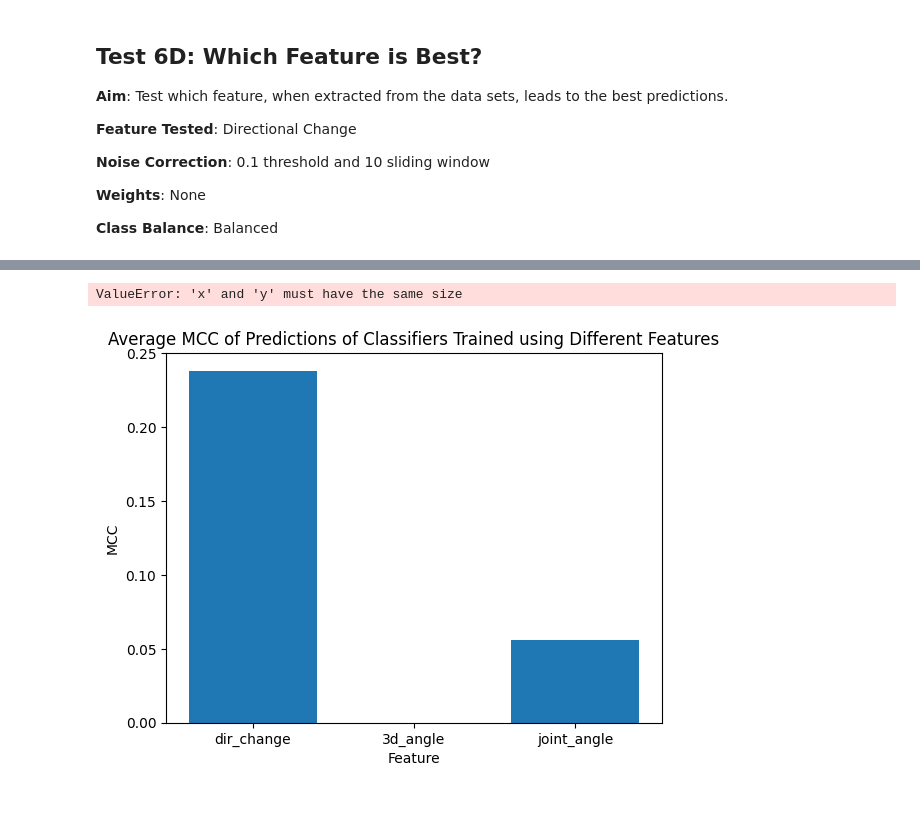
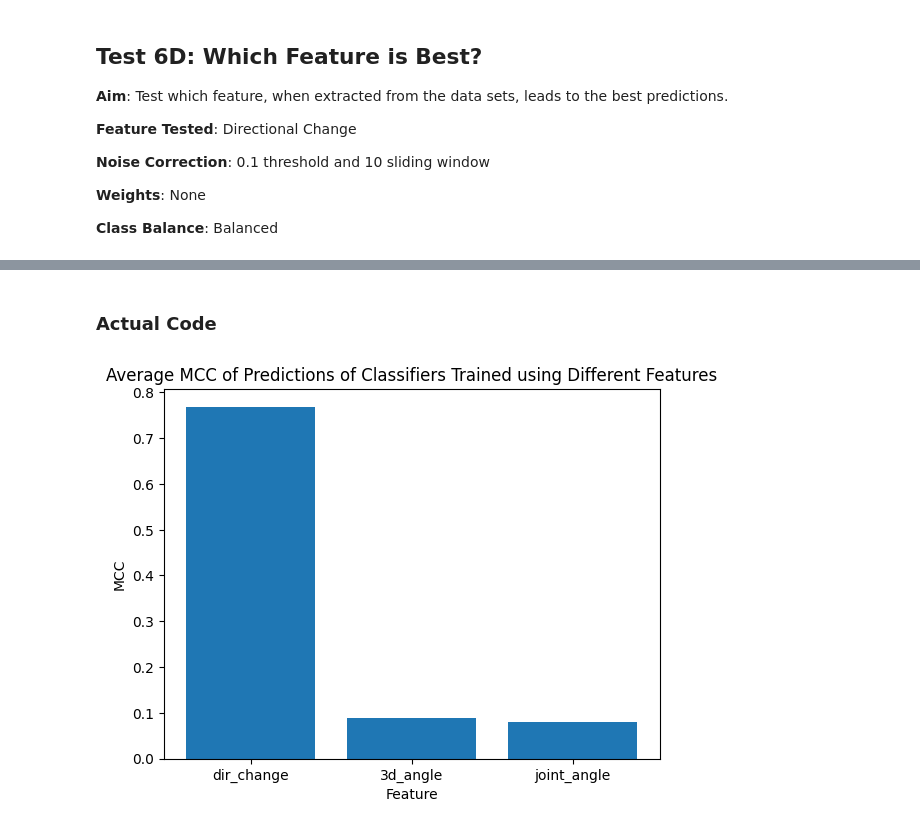
Before and after one commit to russell-ykh/monke, a Jupyter notebook: cla6fy.ipynb, the cells around one changed output, grey strips where cells are left out. Saved outputs shown, nothing was run; the diff lists cells and outputs as text; code cells hidden in the pictures.

Commit message:
Finished (sort of) noise reduction parameters test

```diff
--- a/cla6fy.ipynb
+++ b/cla6fy.ipynb
@@ -185,7 +185,8 @@ def test_classify(clf, test_data, test_labels):
     predicted_labels = clf.predict(test_data)
     mcc = matthews_corrcoef(test_labels, predicted_labels)
     f1 = f1_score(test_labels, predicted_labels)
-    return {"predictions":predicted_labels, "mcc":mcc, "f1":f1}
+    acc = accuracy_score(test_labels, predicted_labels)
+    return {"predictions":predicted_labels, "mcc":mcc, "f1":f1, "accuracy":acc}
 # %% [markdown]
 ## Test 6A: Video to Video
 
@@ -586,3 +580,5 @@ _Trials_
+# %% [markdown]
+### Actual Code
 # %%
 joints = [(5, 7, 9), (6, 8, 10), (7, 5, 6), (8, 6, 5),
           (11, 13, 15), (12, 14, 16), (13, 11, 12), (14, 12, 11)]
@@ -591,9 +587,7 @@ features = {"dir_change": lambda x : mf.changes_in_changes(mf.vel(x), 10, 0.1),
             "3d_angle": lambda x : mf.changes_in_changes_in_phi_theta(x, 10, 0.1),
             "joint_angle":lambda x : mf.changes_in_changes(mf.change_in_joint_angle(joints)(x), 10, 0.1)}
 # %%
-train_names_6d = ["koi_apr11", "koi_apr17", "koi_apr25", "koi_apr25_3"]
-test_names_6d = ["koi_apr25_4", "koi_apr25_6"]
-repeats = 5
+train_names_6d = ["koi_apr11", "koi_apr17", "koi_apr25", "koi_apr25_3", "koi_apr25_4", "koi_apr25_6"]
 results_6d = {}
 
 clf = RandomForestClassifier(class_weight="balanced")
@@ -601,30 +595,17 @@ clf = RandomForestClassifier(class_weight="balanced")
 for feature_name in features:
     process = features[feature_name]
     processed_data, processed_labels = process_data(pose_data_koi, labels_koi, process)
-    results_6d[feature_name] = []
 
-    for _ in range(repeats):
-        training_data, testing_data, training_labels, testing_labels = prep_train_test_data(processed_data, processed_labels, train_names_6d)
-
-        clf.fit(training_data, training_labels)
-
-        results_6d[feature_name].append(test_classify(clf, np.concatenate((testing_data["koi_apr25_4"], testing_data["koi_apr25_6"])), np.concatenate((testing_labels["koi_apr25_4"], testing_labels["koi_apr25_6"]))))
+    training_data, testing_data, training_labels, testing_labels = prep_train_test_data(processed_data, processed_labels, train_names_6d)
+    clf.fit(training_data, training_labels)
+    results_6d[feature_name] = test_classify(clf, np.concatenate((testing_data["koi_apr25_4"], testing_data["koi_apr25_6"])), np.concatenate((testing_labels["koi_apr25_4"], testing_labels["koi_apr25_6"])))
 # %%
-bar_heights_6d = []
-bar_vars_6d = []
-
-for feature_name in features:
-    mcc_6d = [x["mcc"] for x in results_6d[feature_name]]
-    avg_mcc = np.mean(mcc_6d)
-    variance_6d = np.var(mcc_6d)
-    bar_heights_6d.append(avg_mcc)
-    bar_vars_6d.append(variance_6d)
+bar_heights_6d = [results_6d[feature_name]["mcc"] for feature_name in features]
 
 plt.bar(features.keys(), bar_heights_6d)
 plt.title("Average MCC of Predictions of Classifiers Trained using Different Features")
 plt.xlabel("Feature")
 plt.ylabel("MCC")
-plt.errorbar(list(range(len(features))), variance_6d)
+plt.show()
 # %% [output]
-ValueError: 'x' and 'y' must have the same size
-[figure, old version]
+[figure, new version]
```
Also changed, not shown: parts of 2 cells of this notebook, 5 other files.
